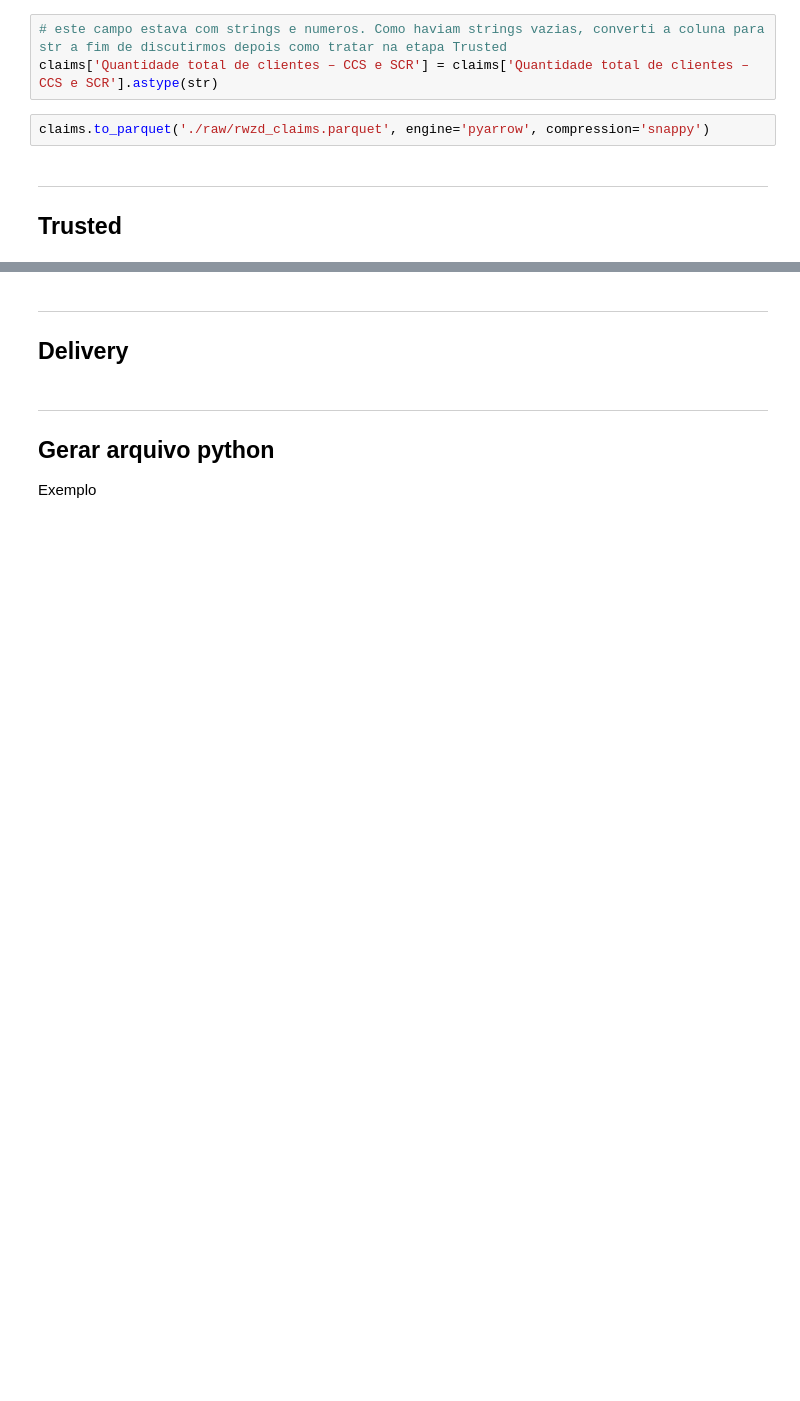
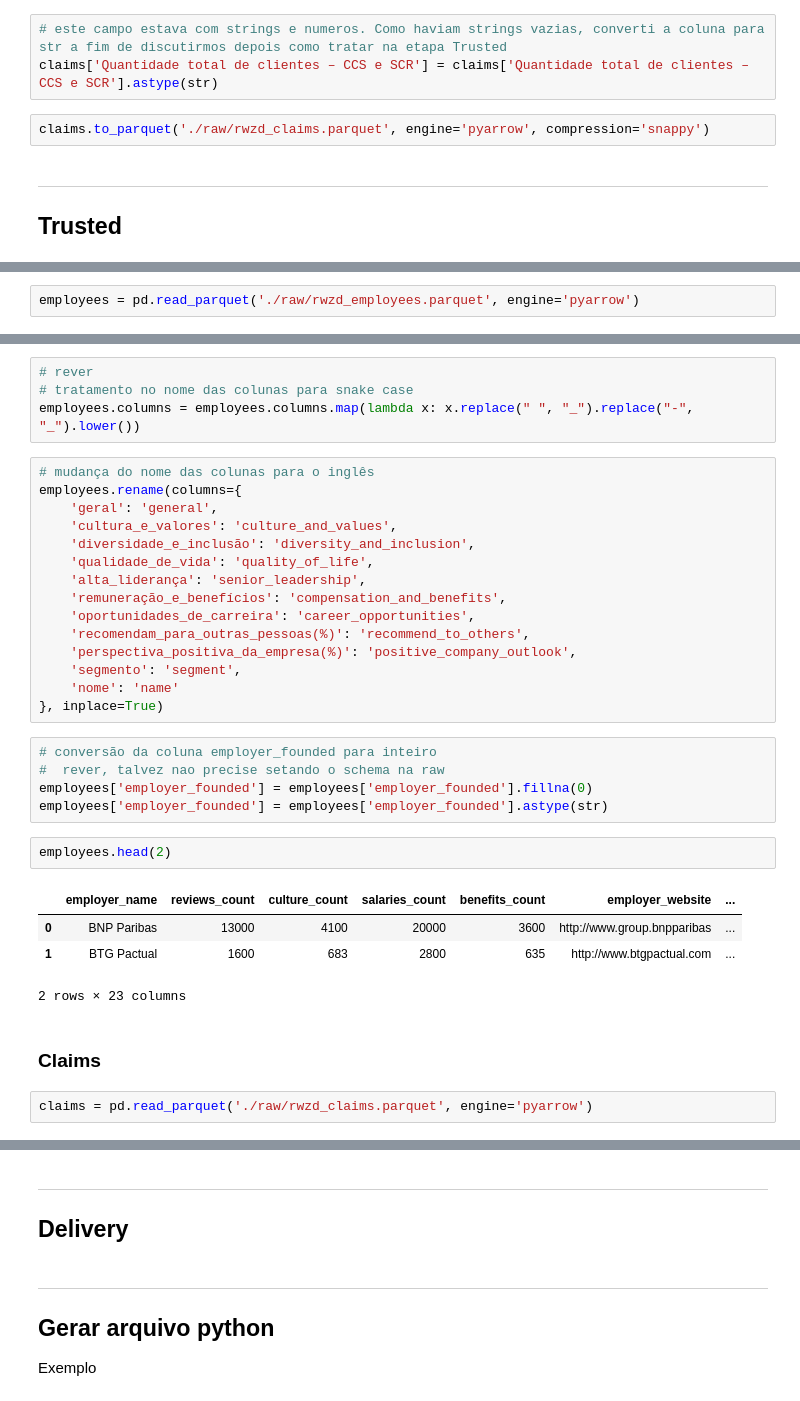
Before and after one commit to Squinelato/eEDB-011-2024-3, a Jupyter notebook: Atividade 02/etl.ipynb, the cells around one changed output, grey strips where cells are left out. Saved outputs shown, nothing was run; the diff lists cells and outputs as text; blank space fills up the shorter version.

```diff
--- a/Atividade 02/etl.ipynb
+++ b/Atividade 02/etl.ipynb
@@ -108,0 +138,2 @@ claims.to_parquet('./raw/rwzd_claims.parquet', engine='pyarrow', compression='sn
+# %%
+employees = pd.read_parquet('./raw/rwzd_employees.parquet', engine='pyarrow')
@@ -108,0 +152,35 @@ claims.to_parquet('./raw/rwzd_claims.parquet', engine='pyarrow', compression='sn
+# %%
+# rever
+# tratamento no nome das colunas para snake case
+employees.columns = employees.columns.map(lambda x: x.replace(" ", "_").replace("-", "_").lower())
+# %%
+# mudança do nome das colunas para o inglês
+employees.rename(columns={
+    'geral': 'general',
+    'cultura_e_valores': 'culture_and_values',
+    'diversidade_e_inclusão': 'diversity_and_inclusion',
+    'qualidade_de_vida': 'quality_of_life',
+    'alta_liderança': 'senior_leadership',
+    'remuneração_e_benefícios': 'compensation_and_benefits',
+    'oportunidades_de_carreira': 'career_opportunities',
+    'recomendam_para_outras_pessoas(%)': 'recommend_to_others',
+    'perspectiva_positiva_da_empresa(%)': 'positive_company_outlook',
+    'segmento': 'segment',
+    'nome': 'name'
+}, inplace=True)
+# %%
+# conversão da coluna employer_founded para inteiro
+#  rever, talvez nao precise setando o schema na raw
+employees['employer_founded'] = employees['employer_founded'].fillna(0)
+employees['employer_founded'] = employees['employer_founded'].astype(str)
+# %%
+employees.head(2)
+# %% [output]
+|  | employer_name | reviews_count | culture_count | salaries_count | benefits_count | employer_website | ... |
+| 0 | BNP Paribas | 13000 | 4100 | 20000 | 3600 | http://www.group.bnpparibas | ... |
+| 1 | BTG Pactual | 1600 | 683 | 2800 | 635 | http://www.btgpactual.com | ... |
+2 rows × 23 columns
+# %% [markdown]
+### Claims
+# %%
+claims = pd.read_parquet('./raw/rwzd_claims.parquet', engine='pyarrow')
```
Also changed, not shown: parts of 23 cells of this notebook, 1 other file.
